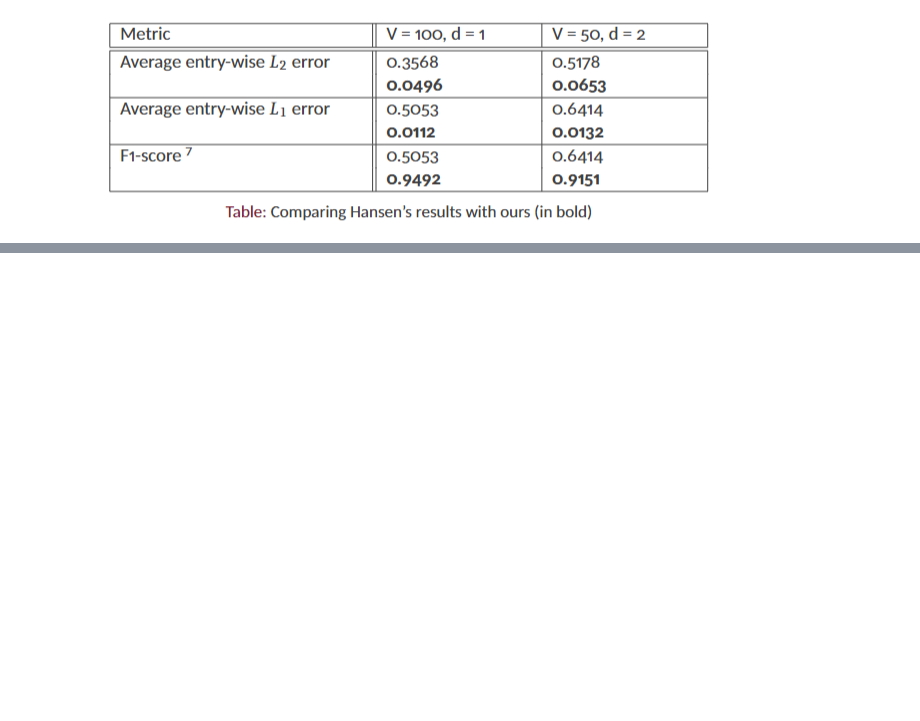
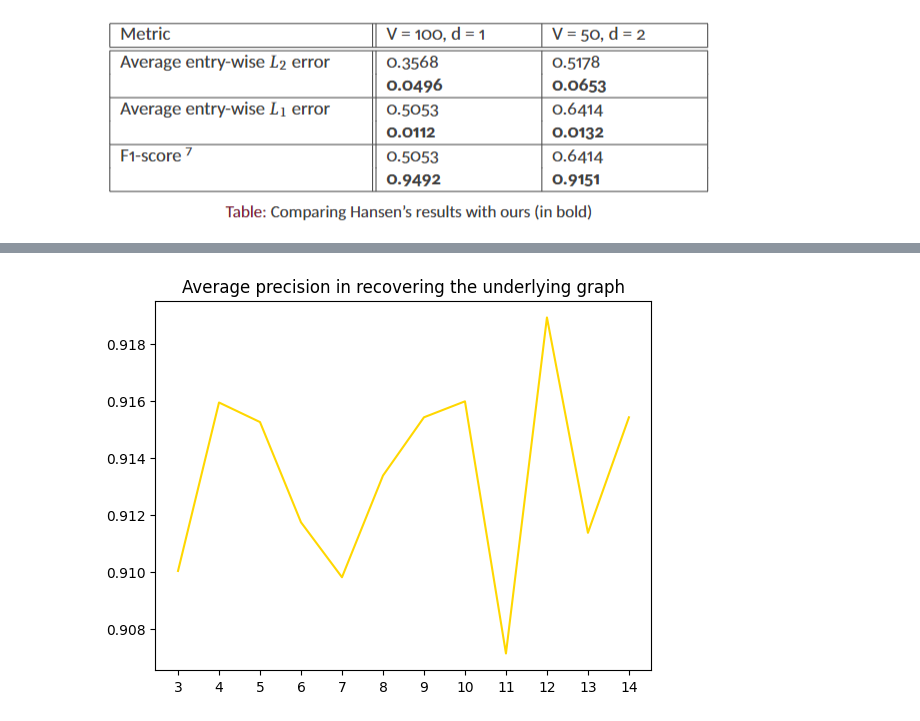
Before and after one commit to LeoDiNino97/GraphCellSheaf, a Jupyter notebook: TV4LaplacianLearning/sheavesTV_primer.ipynb, the cells around one changed output, grey strips where cells are left out. Cells and saved outputs as stored; diff of their text form; code cells hidden in the pictures; blank space fills up the shorter version.

```diff
--- a/TV4LaplacianLearning/sheavesTV_primer.ipynb
+++ b/TV4LaplacianLearning/sheavesTV_primer.ipynb
@@ -473,0 +556,9 @@ Average precision in recovering underlying graph, V = 50, d = 2:  0.915100470530
+# %%
+plt.figure()
+
+plt.title('Average precision in recovering the underlying graph')
+plt.plot(xticks, sparsAcc, color='gold')
+plt.xticks(xticks)
+plt.show()
+# %% [output]
+[figure, added]
```
Also changed, not shown: parts of 7 cells of this notebook.
